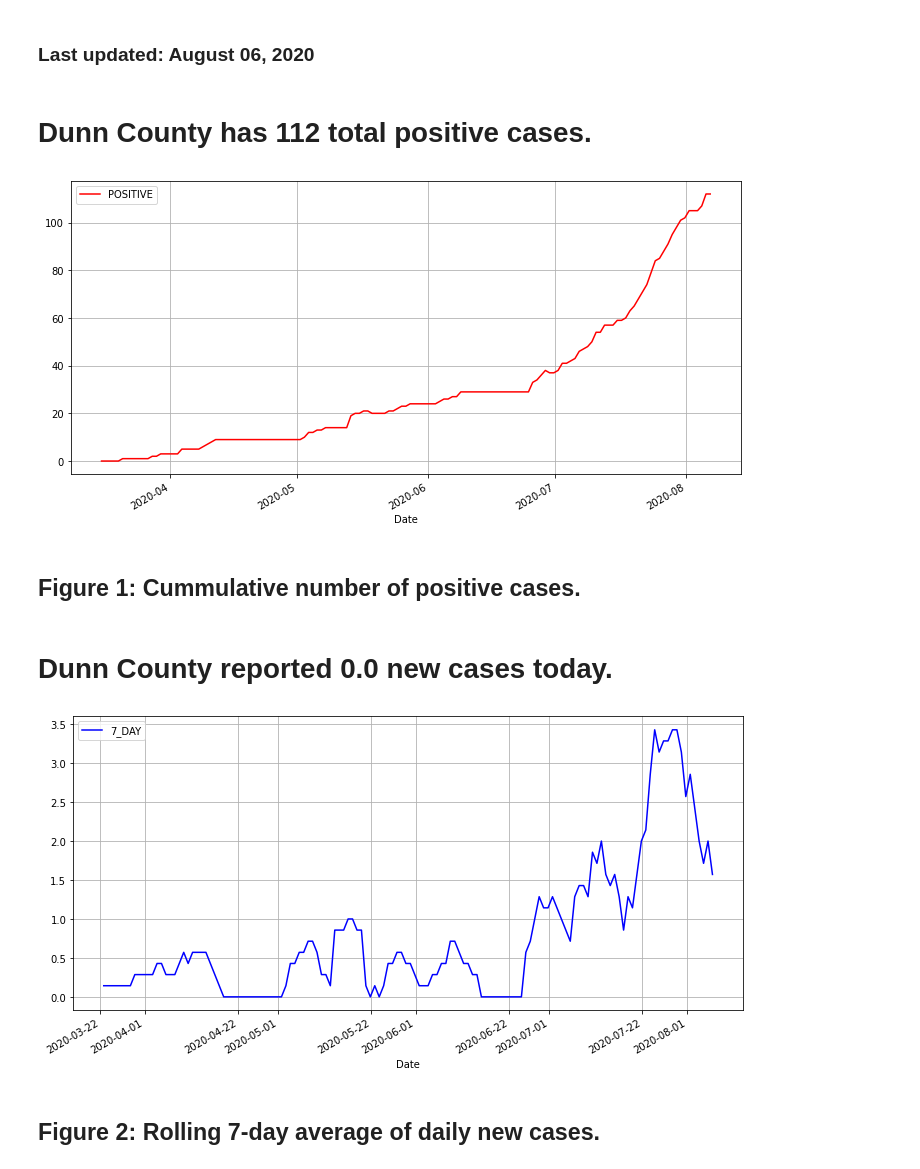
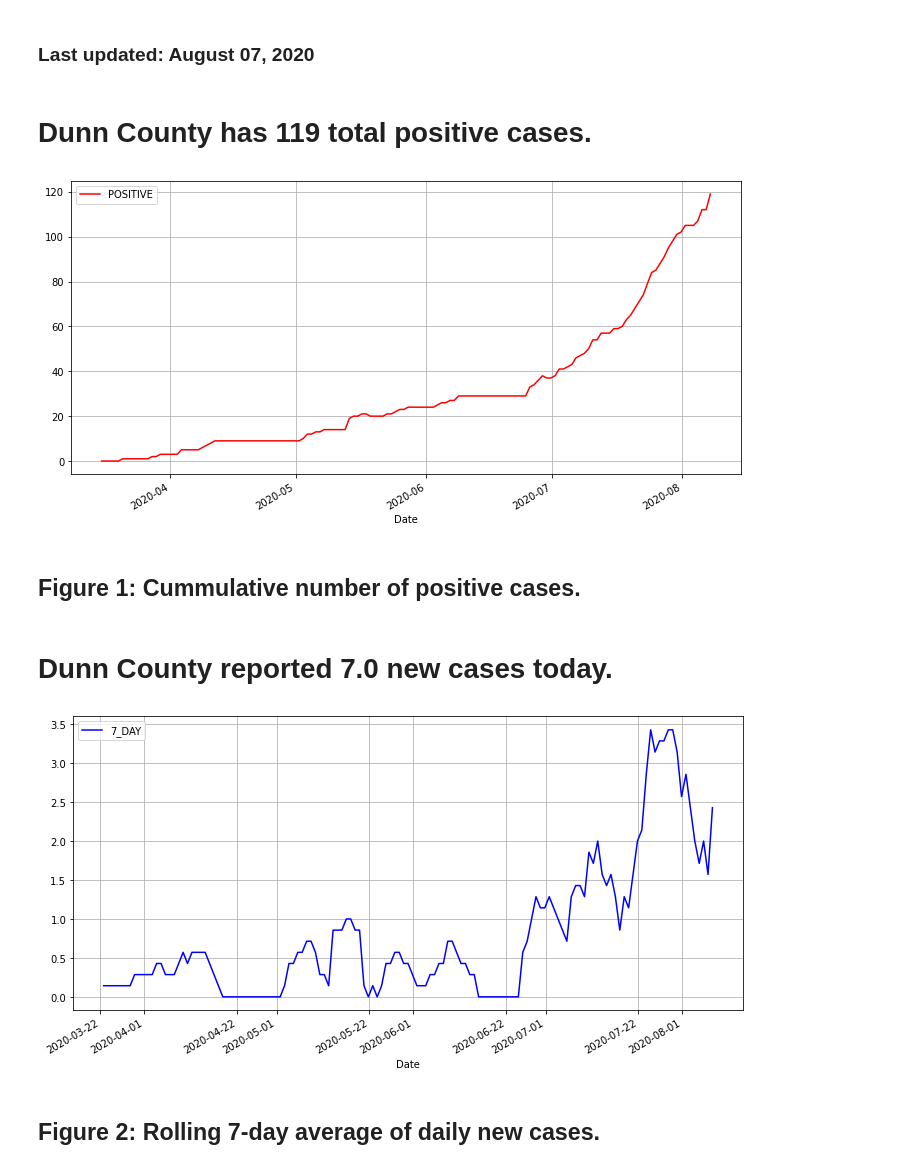
Before and after one commit to devinberg/DunnCounty_COVID19, a Jupyter notebook: DunnCounty_COVID19.ipynb, the cells around one changed output. Cells and saved outputs as stored; diff of their text form; code cells hidden in the pictures.

```diff
--- a/DunnCounty_COVID19.ipynb
+++ b/DunnCounty_COVID19.ipynb
@@ -11,33 +11,33 @@ from IPython.display import display, Markdown
 # %%
 # This is the data for all of Wisconsin.
 url = "https://opendata.arcgis.com/datasets/b913e9591eae4912b33dc5b4e88646c5_10.csv"
-data = pd.read_csv(url, parse_dates=['LoadDttm'])
+data = pd.read_csv(url, parse_dates=['DATE'])
 # %%
-dc = data.groupby('NAME').get_group('Dunn').sort_values(by='LoadDttm') # Select the data for Dunn County from the full data.
+dc = data.groupby('NAME').get_group('Dunn').sort_values(by='DATE') # Select the data for Dunn County from the full data.
 PNi = dc.columns.get_loc("POS_NEW")
 dc['7_DAY'] = dc.iloc[:,PNi].rolling(window=7).mean() # Calculates the rolling 7-day average of new cases.
 # %%
-display(Markdown('### Last updated: ' + dc.iloc[-1]['LoadDttm'].strftime("%B %d, %Y")))
+display(Markdown('### Last updated: ' + dc.iloc[-1]['DATE'].strftime("%B %d, %Y")))
 # %% [output]
-### Last updated: August 06, 2020
+### Last updated: August 07, 2020
 # %%
 display(Markdown('# Dunn County has ' + str(dc.iloc[-1]['POSITIVE']) + ' total positive cases.'))
 # %% [output]
-# Dunn County has 112 total positive cases.
+# Dunn County has 119 total positive cases.
 # %%
-dc.plot(x='LoadDttm',y='POSITIVE',color='red',grid='True',figsize=(12,6)).set_xlabel('Date');
+dc.plot(x='DATE',y='POSITIVE',color='red',grid='True',figsize=(12,6)).set_xlabel('Date');
 # %% [output]
-[figure, old version]
+[figure, new version]
 # %% [markdown]
 ## Figure 1: Cummulative number of positive cases.
 # %%
 display(Markdown('# Dunn County reported ' + str(dc.iloc[-1]['POS_NEW']) + ' new cases today.'))
 # %% [output]
-# Dunn County reported 0.0 new cases today.
+# Dunn County reported 7.0 new cases today.
 # %%
-dc.plot(kind='line',x='LoadDttm',y='7_DAY',color='blue',grid='True',figsize=(12,6)).set_xlabel('Date');
+dc.plot(kind='line',x='DATE',y='7_DAY',color='blue',grid='True',figsize=(12,6)).set_xlabel('Date');
 # %% [output]
-[figure, old version]
+[figure, new version]
 # %% [markdown]
 ## Figure 2: Rolling 7-day average of daily new cases.
 # %% [markdown]
```
